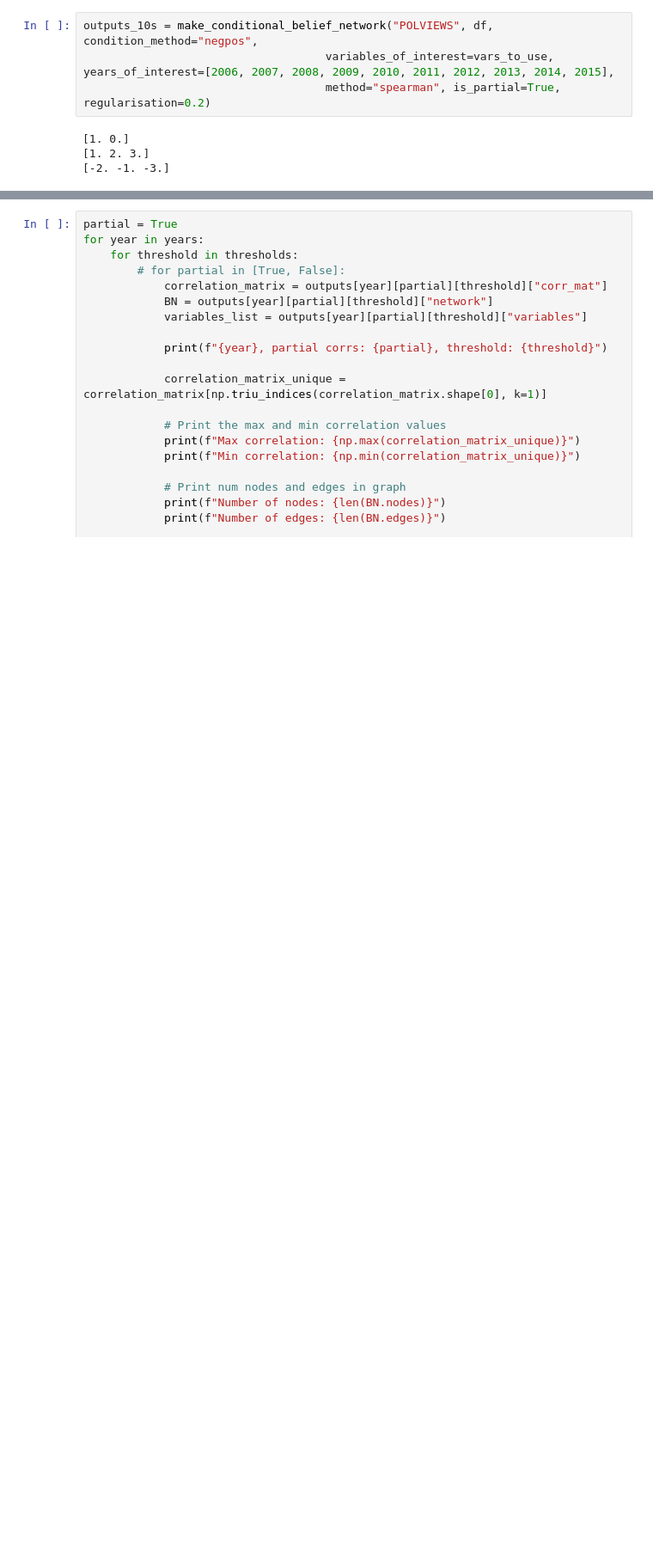
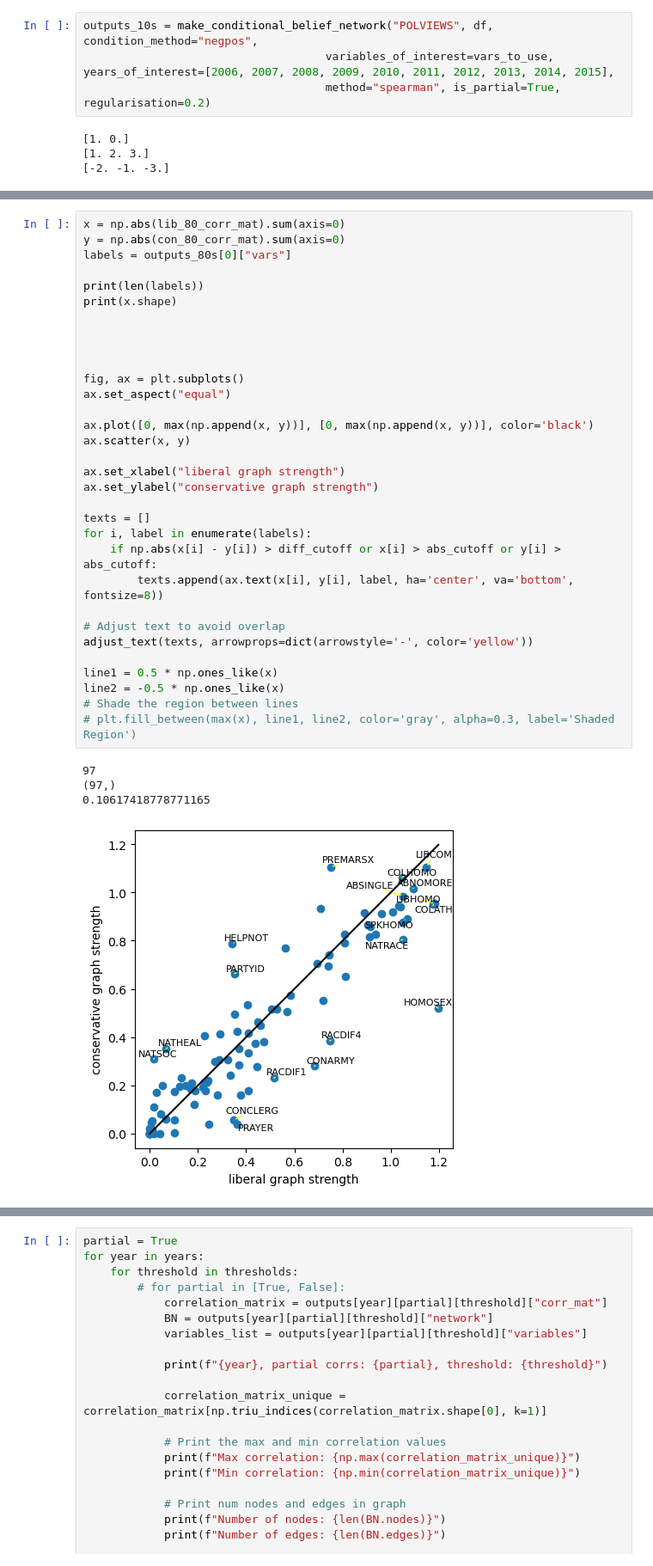
Before and after one commit to victorvikram/BeliefNetworkEvo, a Jupyter notebook: nbk/v_creating_belief_network.ipynb, the cells around one changed output, grey strips where cells are left out. Shown at 86% size. Saved outputs shown, nothing was run; the diff lists cells and outputs as text; blank space fills up the shorter version.

```diff
--- a/nbk/v_creating_belief_network.ipynb
+++ b/nbk/v_creating_belief_network.ipynb
@@ -254,0 +341,37 @@ correlation_matrix =
+# %%
+x = np.abs(lib_80_corr_mat).sum(axis=0)
+y = np.abs(con_80_corr_mat).sum(axis=0)
+labels = outputs_80s[0]["vars"]
+
+print(len(labels))
+print(x.shape)
+
+
+
+
+fig, ax = plt.subplots()
+ax.set_aspect("equal")
+
+ax.plot([0, max(np.append(x, y))], [0, max(np.append(x, y))], color='black')
+ax.scatter(x, y)
+
+ax.set_xlabel("liberal graph strength")
+ax.set_ylabel("conservative graph strength")
+
+texts = []
+for i, label in enumerate(labels):
+    if np.abs(x[i] - y[i]) > diff_cutoff or x[i] > abs_cutoff or y[i] > abs_cutoff:
+        texts.append(ax.text(x[i], y[i], label, ha='center', va='bottom', fontsize=8))
+
+# Adjust text to avoid overlap
+adjust_text(texts, arrowprops=dict(arrowstyle='-', color='yellow'))
+
+line1 = 0.5 * np.ones_like(x)
+line2 = -0.5 * np.ones_like(x)
+# Shade the region between lines
+# plt.fill_between(max(x), line1, line2, color='gray', alpha=0.3, label='Shaded Region')
+# %% [output]
+97
+(97,)
+0.10617418778771165
+[figure, added]
```
Also changed, not shown: parts of 28 cells of this notebook, 1 other file.
